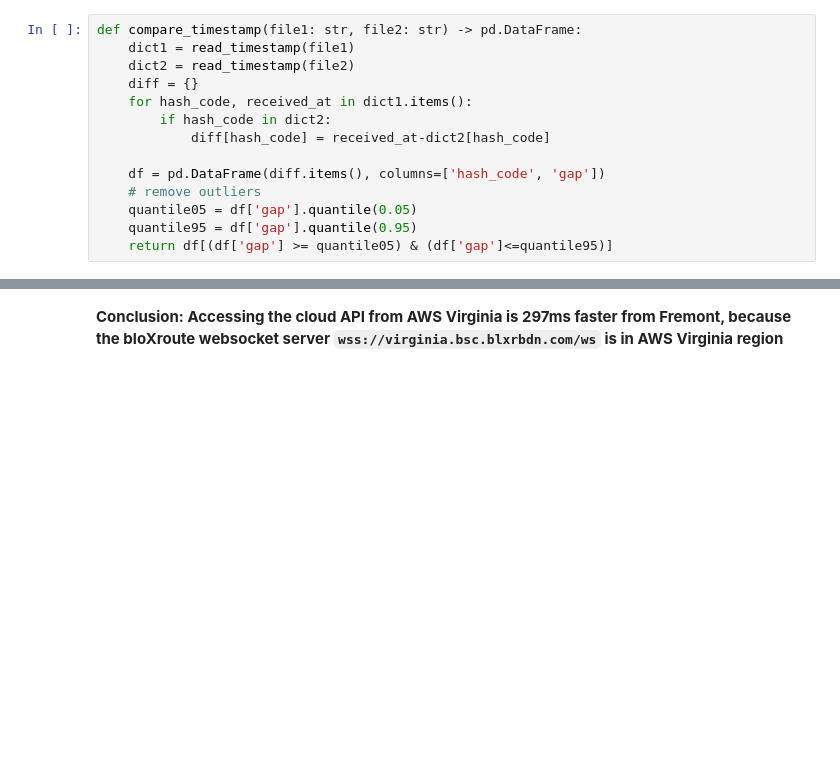
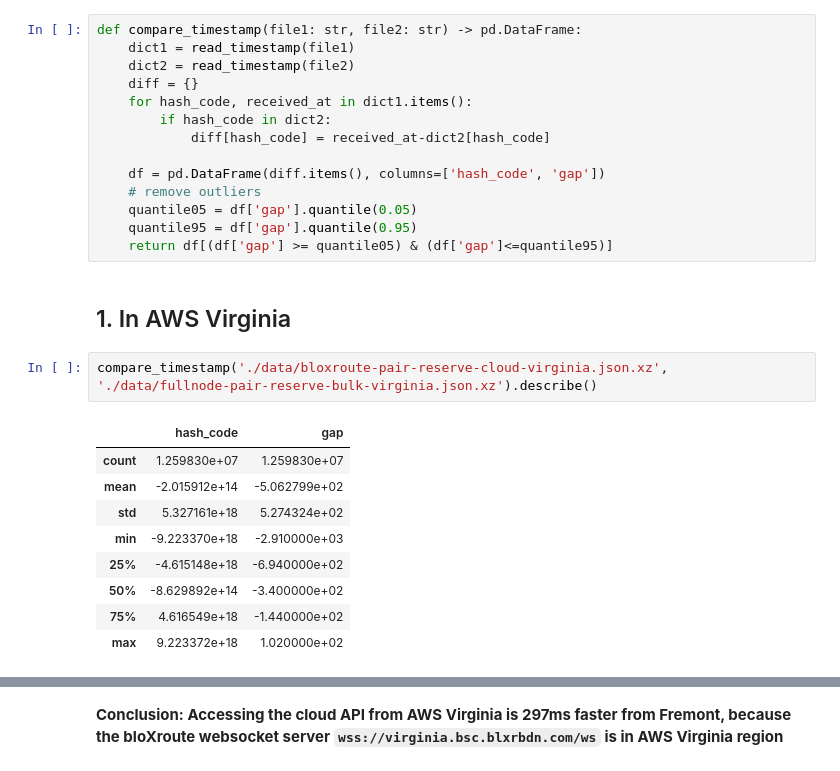
Before and after one commit to crypto-crawler/fullnode-benchmarks, a Jupyter notebook: notebooks/pair-reserve-speed.ipynb, the cells around one changed output, grey strips where cells are left out. Drawn from its saved outputs; the diff is of its cells as text; blank space fills up the shorter version.

```diff
--- a/notebooks/pair-reserve-speed.ipynb
+++ b/notebooks/pair-reserve-speed.ipynb
@@ -42,3 +82,17 @@ def compare_timestamp(file1: str, file2: str) -> pd.DataFrame:
     quantile05 = df['gap'].quantile(0.05)
     quantile95 = df['gap'].quantile(0.95)
     return df[(df['gap'] >= quantile05) & (df['gap']<=quantile95)]
+# %% [markdown]
+## 1. In AWS Virginia
+# %%
+compare_timestamp('./data/bloxroute-pair-reserve-cloud-virginia.json.xz', './data/fullnode-pair-reserve-bulk-virginia.json.xz').describe()
+# %% [output]
+|  | hash_code | gap |
+| count | 1.259830e+07 | 1.259830e+07 |
+| mean | -2.015912e+14 | -5.062799e+02 |
+| std | 5.327161e+18 | 5.274324e+02 |
+| min | -9.223370e+18 | -2.910000e+03 |
+| 25% | -4.615148e+18 | -6.940000e+02 |
+| 50% | -8.629892e+14 | -3.400000e+02 |
+| 75% | 4.616549e+18 | -1.440000e+02 |
+| max | 9.223372e+18 | 1.020000e+02 |
```
Also changed, not shown: parts of 29 cells of this notebook, 14 other files.
